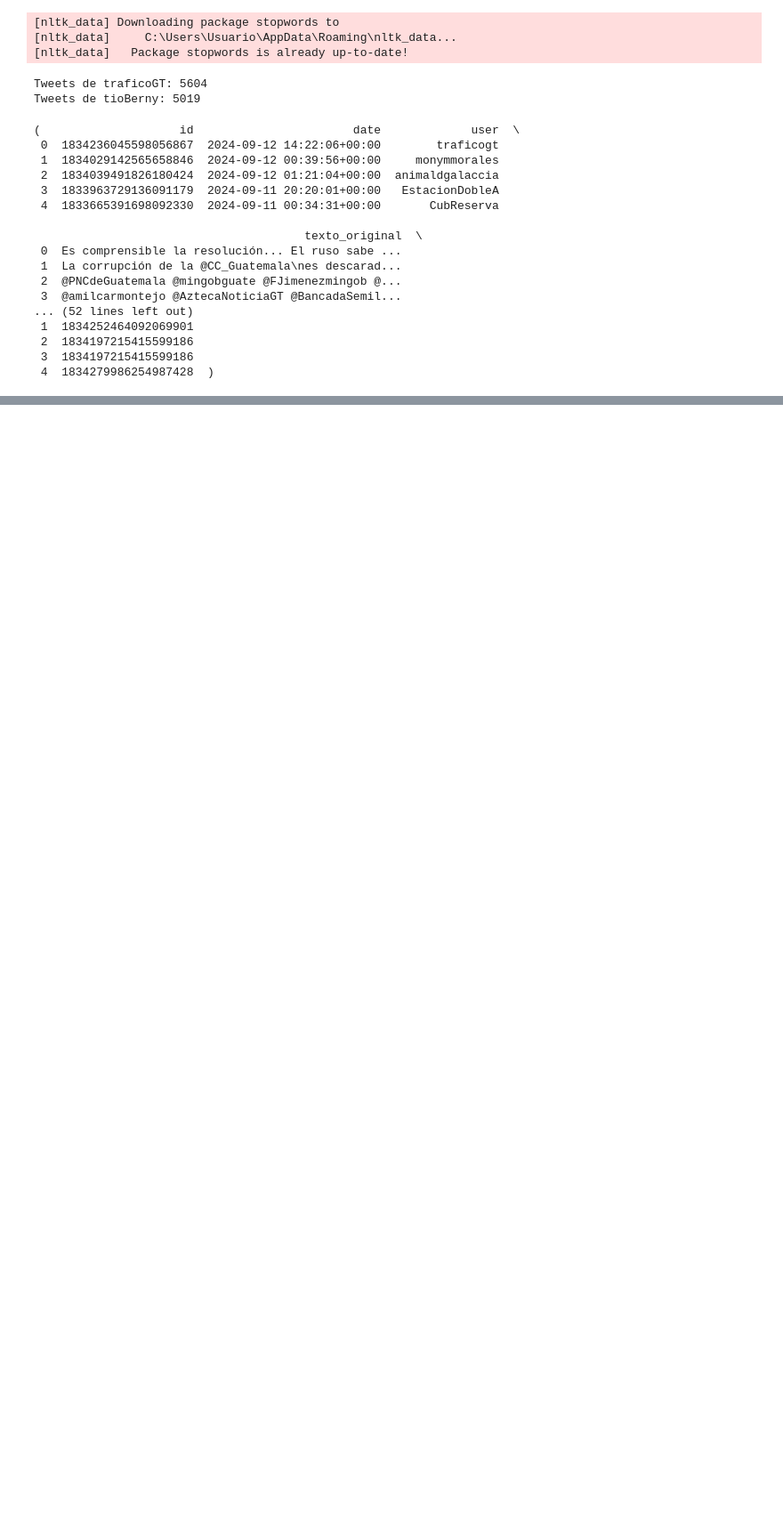
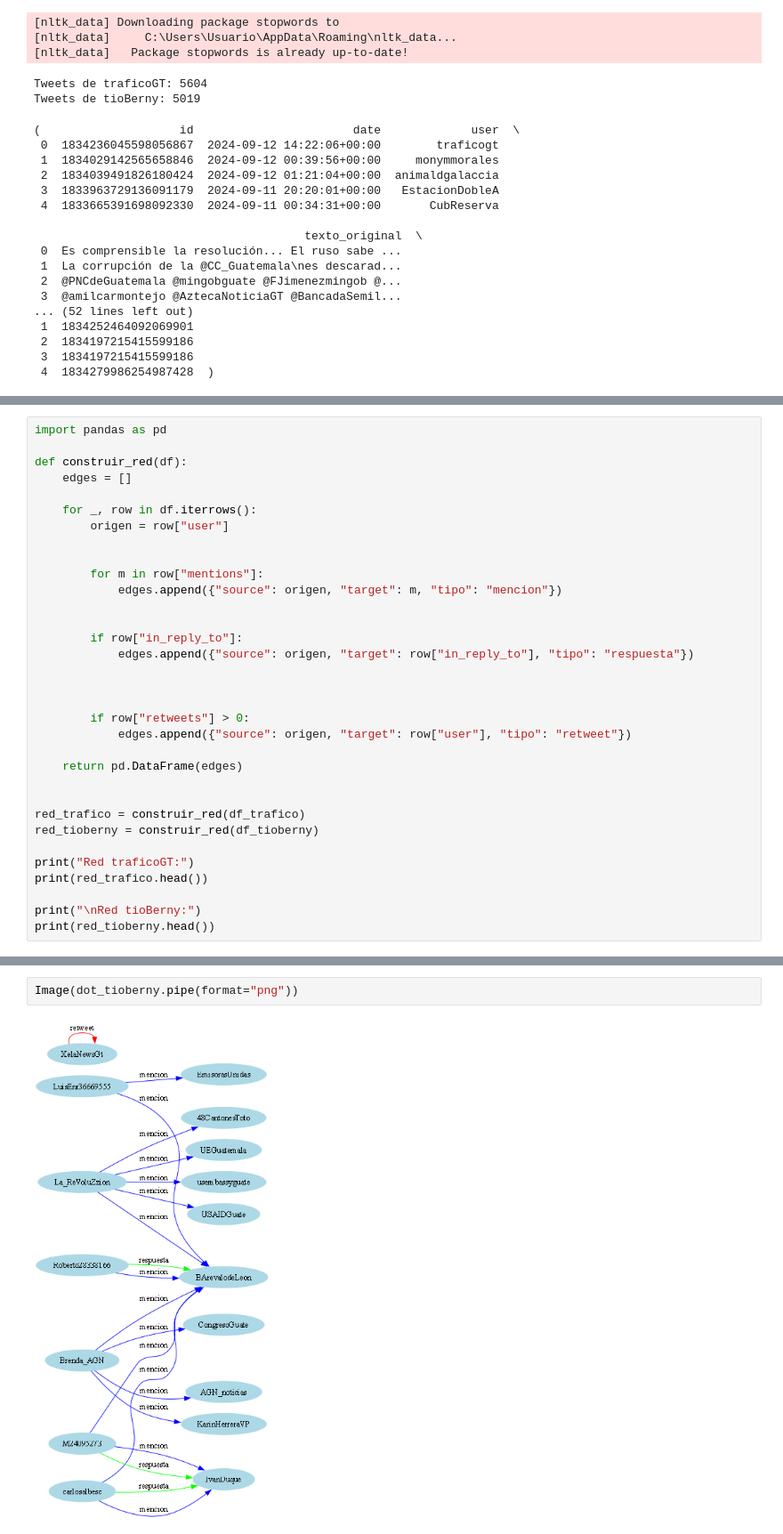
Before and after one commit to JPS4321/Lab6_Data, a Jupyter notebook: lab6.ipynb, the cells around one changed output, grey strips where cells are left out. Shown at 89% size. Cells and saved outputs as stored; diff of their text form; blank space fills up the shorter version.

```diff
--- a/lab6.ipynb
+++ b/lab6.ipynb
@@ -106,3 +106,36 @@ df_trafico.head()
 | 2 | 1834039491826180424 | 2024-09-12 01:21:04+00:00 | animaldgalaccia | @PNCdeGuatemala @mingobguate @FJi... | pncdeguatemala mingobguate fjimen... | 0 | 1 | 0 | [PNCdeGuatemala, mingobguate, FJi... | ... |
 | 3 | 1833963729136091179 | 2024-09-11 20:20:01+00:00 | EstacionDobleA | @amilcarmontejo @AztecaNoticiaGT ... | amilcarmontejo aztecanoticiagt ba... | 0 | 0 | 0 | [amilcarmontejo, AztecaNoticiaGT,... | ... |
 | 4 | 1833665391698092330 | 2024-09-11 00:34:31+00:00 | CubReserva | @soy_502 @AztecaNoticiaGT @CONAPg... | aztecanoticiagt conapgt denunciae... | 0 | 1 | 0 | [soy_502, AztecaNoticiaGT, CONAPg... | ... |
+# %%
+import pandas as pd
+
+def construir_red(df):
+    edges = []
+
+    for _, row in df.iterrows():
+        origen = row["user"]
+
+
+        for m in row["mentions"]:
+            edges.append({"source": origen, "target": m, "tipo": "mencion"})
+
+
+        if row["in_reply_to"]:
+            edges.append({"source": origen, "target": row["in_reply_to"], "tipo": "respuesta"})
+
+
+
+        if row["retweets"] > 0:
+            edges.append({"source": origen, "target": row["user"], "tipo": "retweet"})
+
+    return pd.DataFrame(edges)
+
+
+red_trafico = construir_red(df_trafico)
+red_tioberny = construir_red(df_tioberny)
+
+print("Red traficoGT:")
+print(red_trafico.head())
+
+print("\nRed tioBerny:")
+print(red_tioberny.head())
@@ -108,0 +226,4 @@ df_trafico.head()
+# %%
+Image(dot_tioberny.pipe(format="png"))
+# %% [output]
+[figure, added]
```
Also changed, not shown: parts of 2 cells of this notebook, 1 other file.
